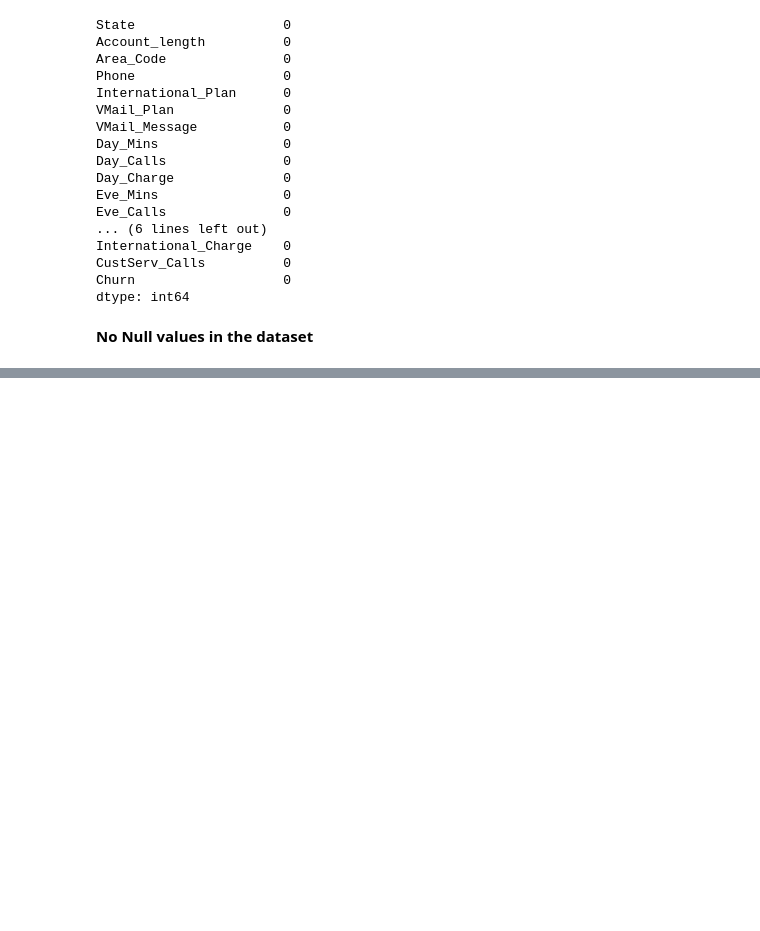
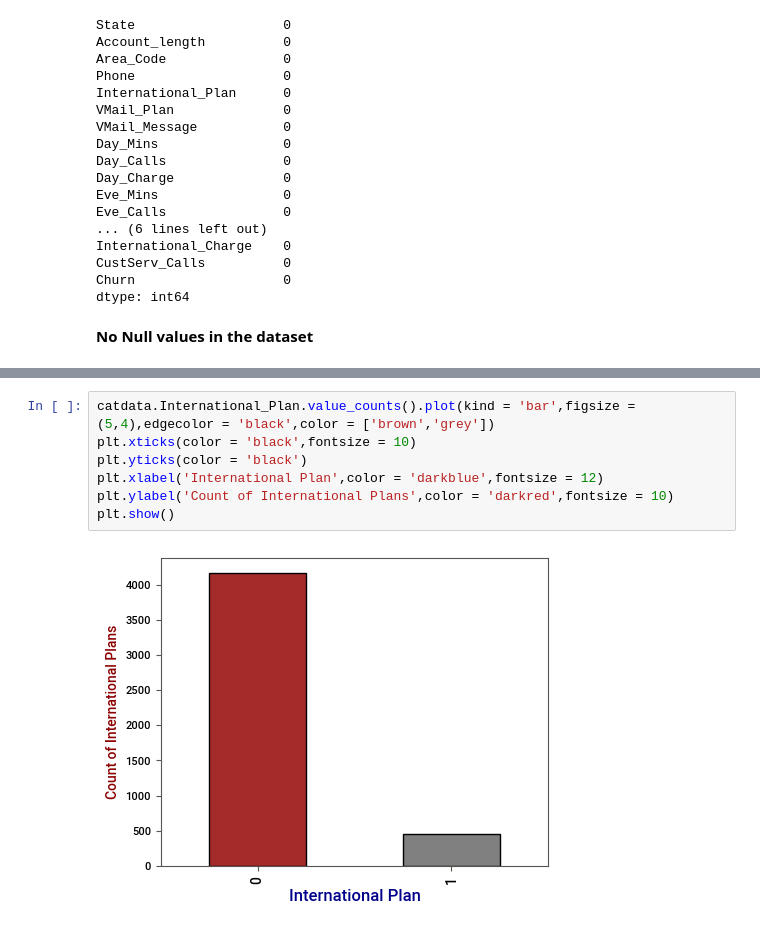
Before and after one commit to shreenidhi7700/Telecom-Churn_rate_ML, a Jupyter notebook: Telecom_Churn_rate_ML.ipynb, the cells around one changed output, grey strips where cells are left out. Drawn from its saved outputs; the diff is of its cells as text; blank space fills up the shorter version.

```diff
--- a/Telecom_Churn_rate_ML.ipynb
+++ b/Telecom_Churn_rate_ML.ipynb
@@ -113,0 +306,9 @@ dtype: int64
+# %%
+catdata.International_Plan.value_counts().plot(kind = 'bar',figsize = (5,4),edgecolor = 'black',color = ['brown','grey'])
+plt.xticks(color = 'black',fontsize = 10)
+plt.yticks(color = 'black')
+plt.xlabel('International Plan',color = 'darkblue',fontsize = 12)
+plt.ylabel('Count of International Plans',color = 'darkred',fontsize = 10)
+plt.show()
+# %% [output]
+[figure, added]
```
Also changed, not shown: parts of 42 cells of this notebook, 2 other files.
